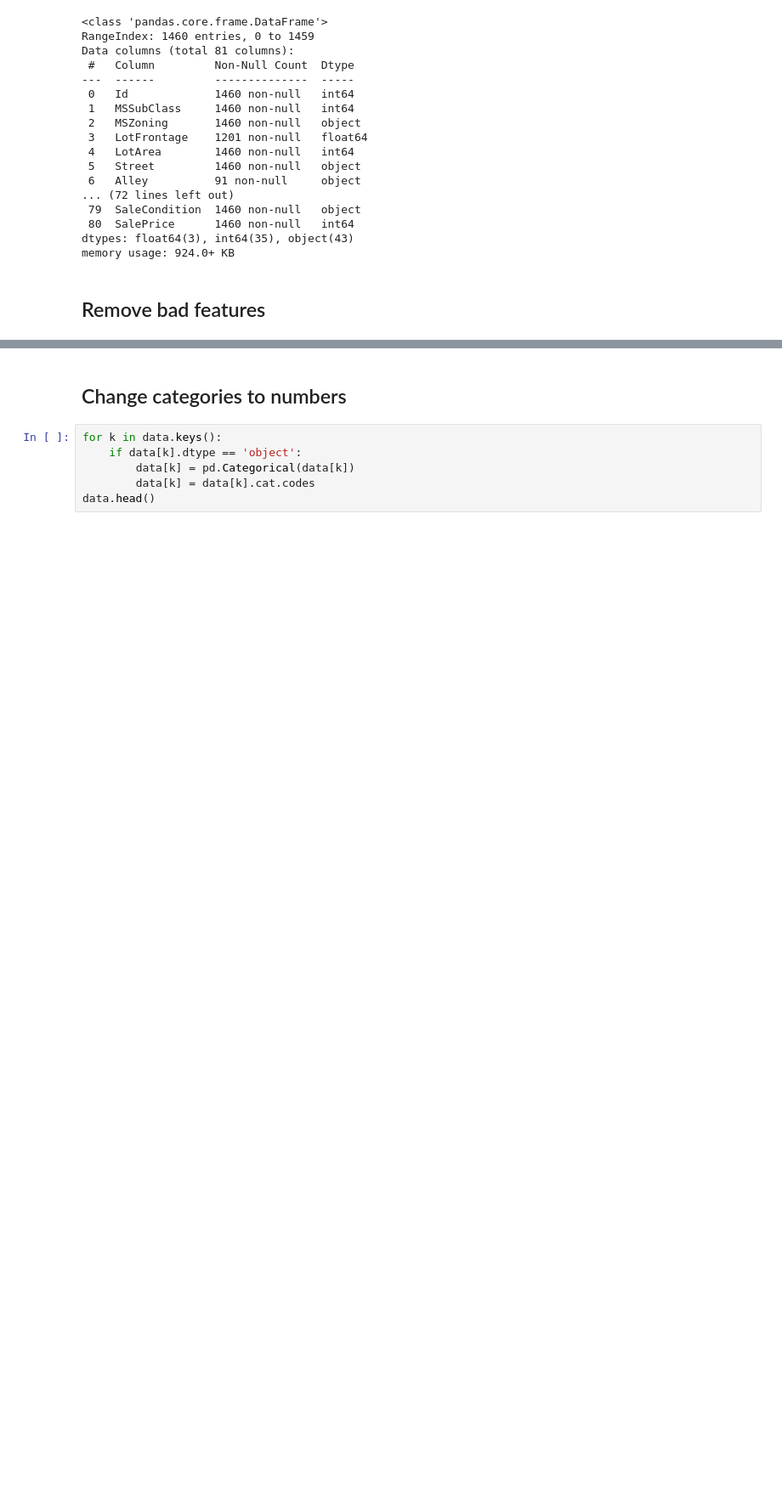
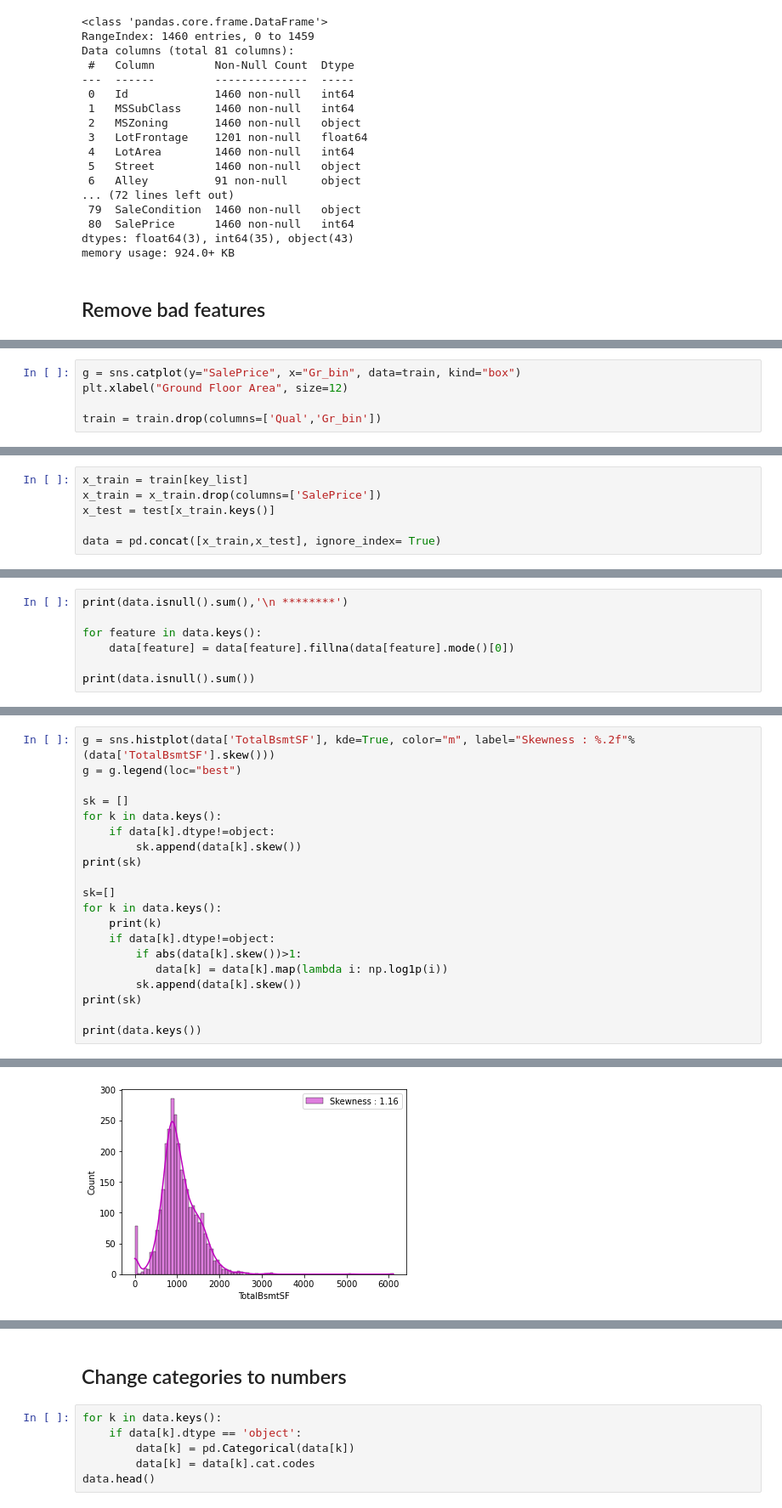
Before and after one commit to smolavipour/Kaggle_Trials, a Jupyter notebook: House_Price/Visualize House price data.ipynb, the cells around one changed output, grey strips where cells are left out. Shown at 85% size. Drawn from its saved outputs; the diff is of its cells as text; blank space fills up the shorter version.

```diff
--- a/House_Price/Visualize House price data.ipynb
+++ b/House_Price/Visualize House price data.ipynb
@@ -89,0 +144,5 @@ data.head()
+# %%
+g = sns.catplot(y="SalePrice", x="Gr_bin", data=train, kind="box")
+plt.xlabel("Ground Floor Area", size=12)
+
+train = train.drop(columns=['Qual','Gr_bin'])
@@ -89,0 +153,6 @@ data.head()
+# %%
+x_train = train[key_list]
+x_train = x_train.drop(columns=['SalePrice'])
+x_test = test[x_train.keys()]
+
+data = pd.concat([x_train,x_test], ignore_index= True)
@@ -89,0 +161,7 @@ data.head()
+# %%
+print(data.isnull().sum(),'\n ********')
+
+for feature in data.keys():
+    data[feature] = data[feature].fillna(data[feature].mode()[0])
+
+print(data.isnull().sum())
@@ -89,0 +190,21 @@ data.head()
+# %%
+g = sns.histplot(data['TotalBsmtSF'], kde=True, color="m", label="Skewness : %.2f"%(data['TotalBsmtSF'].skew()))
+g = g.legend(loc="best")
+
+sk = []
+for k in data.keys():
+    if data[k].dtype!=object:
+        sk.append(data[k].skew())
+print(sk)
+
+sk=[]
+for k in data.keys():
+    print(k)
+    if data[k].dtype!=object:
+        if abs(data[k].skew())>1:
+           data[k] = data[k].map(lambda i: np.log1p(i))
+        sk.append(data[k].skew())
+print(sk)
+
+print(data.keys())
+# %% [output]
@@ -89,0 +228 @@ data.head()
+[figure, added]
```
Also changed, not shown: parts of 39 cells of this notebook.
